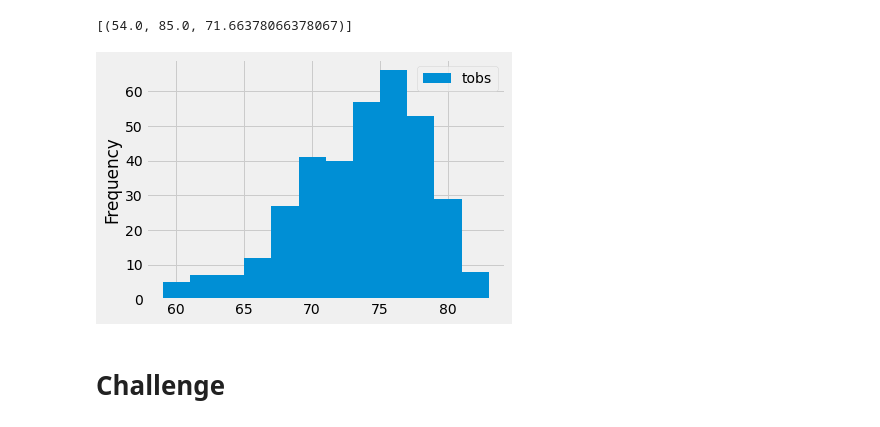
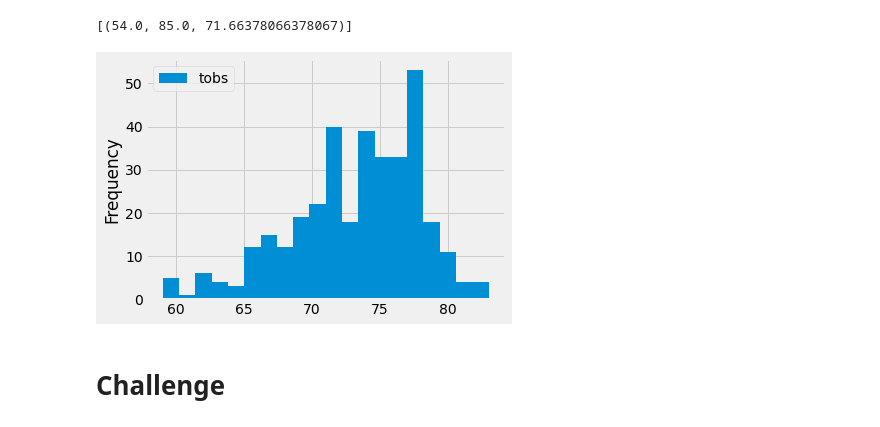
Before and after one commit to yashodhan1202/surfs_up, a Jupyter notebook: climate_analysis.ipynb, the cells around one changed output. Cells and saved outputs as stored; diff of their text form; code cells hidden in the pictures.

```diff
--- a/climate_analysis.ipynb
+++ b/climate_analysis.ipynb
@@ -102,15 +102,15 @@ filter(Measurement.station == 'USC00519281').all()
 # %%
 # Choose the station with the highest number of temperature observations.
 # Query the last 12 months of temperature observation data for this station and plot the results as a histogram
 results = session.query(Measurement.tobs).\
 filter(Measurement.station == 'USC00519281').\
 filter(Measurement.date >= prev_year).all()
 
 df = pd.DataFrame(results, columns=['tobs'])
-df.plot.hist(bins=12)
+df.plot.hist(bins=20)
 plt.tight_layout()
 # %% [output]
-[figure, old version]
+[figure, new version]
 # %%
 # Write a function called `calc_temps` that will accept start date and end date in the format '%Y-%m-%d'
 # and return the minimum, average, and maximum temperatures for that range of dates
```
Also changed, not shown: 1 other file.
